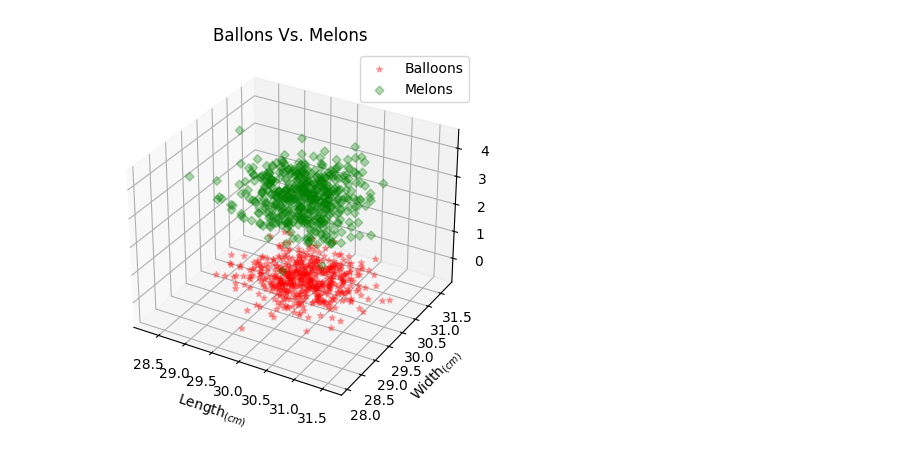
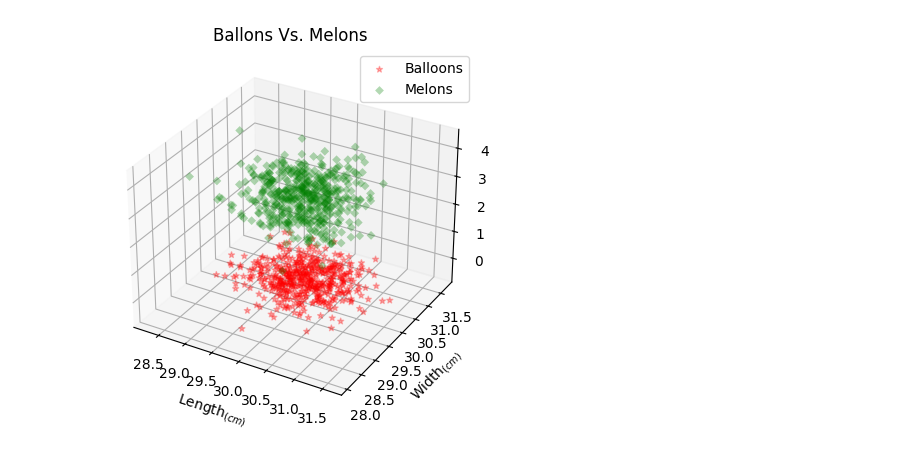
Before and after one commit to TaRa1999R/Data_Science, a Jupyter notebook: assignment38/4-balloons&melons.ipynb, the cells around one changed output. Drawn from its saved outputs; the diff is of its cells as text; code cells hidden in the pictures.

```diff
--- a/assignment38/4-balloons&melons.ipynb
+++ b/assignment38/4-balloons&melons.ipynb
@@ -20,17 +20,17 @@ items = pd.concat([balloons, melons])
 # %%
 fig = plt.figure()
 ax = fig.add_subplot( 111 , projection='3d')
 
-ax.scatter (balloons['length'] , balloons['width'] , balloons['weight'] , c = 'red' , marker = '*' , alpha = 0.3 , label = 'Balloons')
-ax.scatter (melons['length'] , melons['width'] , melons['weight'] , c = 'green' , marker = 'D' , alpha = 0.3 , label = 'Melons')
+ax.scatter (balloons['length'] , balloons['width'] , balloons['weight'] , c = 'red' , marker = '*' , alpha = 0.3 , label = 'Balloons' )
+ax.scatter (melons['length'] , melons['width'] , melons['weight'] , c = 'green' , marker = 'D' , alpha = 0.3 , label = 'Melons' , linewidths = 0)
 
 ax.set_xlabel ('Length$_{(cm)}$')
 ax.set_ylabel ('Width$_{(cm)}$')
 ax.set_zlabel ('Weight$_{(Kg)}$')
 ax.legend ()
 
 plt.title ("Ballons Vs. Melons")
 plt.savefig ("outputs\Balloons & Melons.png")
 plt.show ()
 # %% [output]
-[figure, old version]
+[figure, new version]
```
Also changed, not shown: 1 other file.
